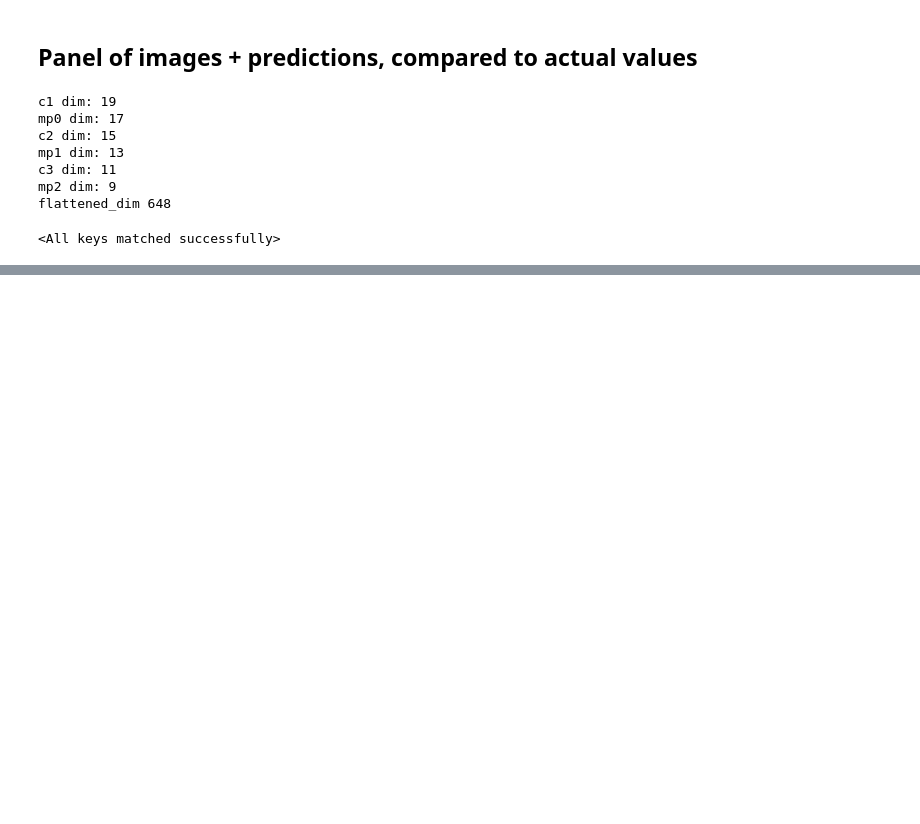
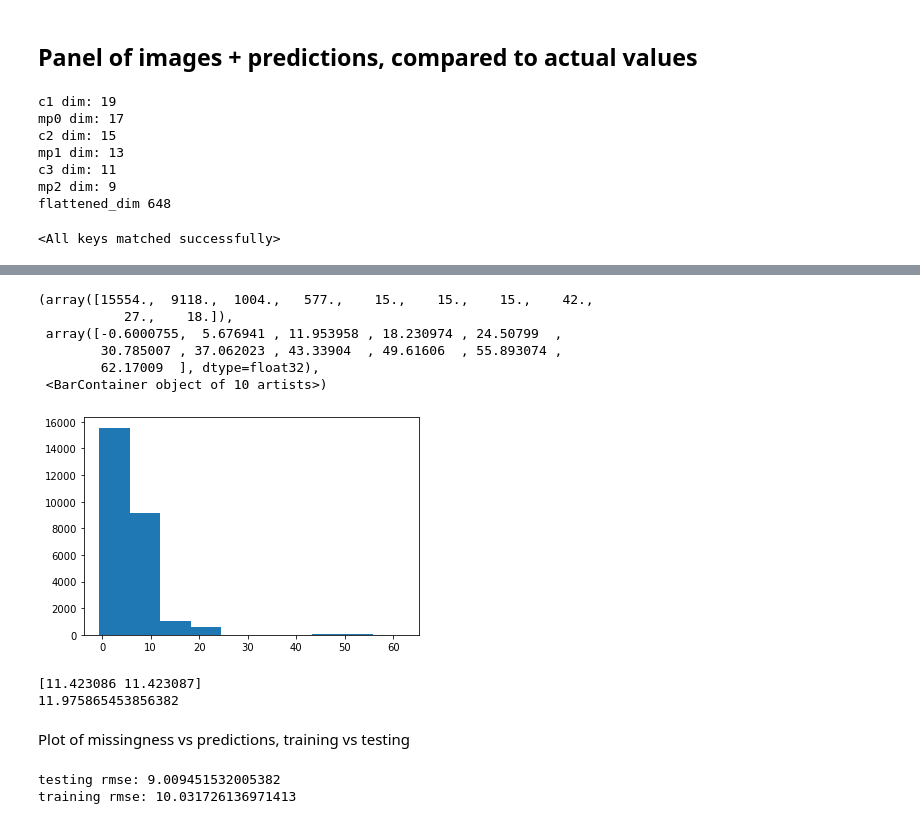
Before and after one commit to M-Harrington/SnowComp, a Jupyter notebook: chapter3/SummaryGraphs.ipynb, the cells around one changed output, grey strips where cells are left out. Saved outputs shown, nothing was run; the diff lists cells and outputs as text; code cells hidden in the pictures; blank space fills up the shorter version.

```diff
--- a/chapter3/SummaryGraphs.ipynb
+++ b/chapter3/SummaryGraphs.ipynb
@@ -295,0 +325,35 @@ The mean value of the training set?
+# %%
+#Only 250
+missing_train = x_train[np.all(x_train*255 == 250., axis = (1,2,3))]
+
+missing_pred = modis_net(torch.Tensor(missing_train)).detach().numpy()
+plt.hist(missing_pred)
+# %% [output]
+(array([15554.,  9118.,  1004.,   577.,    15.,    15.,    15.,    42.,
+           27.,    18.]),
+ array([-0.6000755,  5.676941 , 11.953958 , 18.230974 , 24.50799  ,
+        30.785007 , 37.062023 , 43.33904  , 49.61606  , 55.893074 ,
+        62.17009  ], dtype=float32),
+ <BarContainer object of 10 artists>)
+[figure, added]
+# %%
+#dropout off, all missing values
+#[201, 250, 255]
+modis_net.train(False)
+print(np.unique(modis_net(torch.Tensor(missing_train)).detach().numpy()))
+
+print(np.mean(y_train.iloc[np.all(x_train*255 == 250., axis = (1,2,3))].snowpack))
+# %% [output]
+[11.423086 11.423087]
+11.975865453856382
+# %% [markdown]
+Plot of missingness vs predictions, training vs testing
+# %%
+yhat = modis_net(torch.Tensor(x_test)).detach().numpy().squeeze()
+print("testing rmse:", np.sqrt(((y_test.snowpack.values - yhat)**2).mean()))
+
+yhat = modis_net(torch.Tensor(x_train)).detach().numpy().squeeze()
+print("training rmse:", np.sqrt(((y_train.snowpack.values - yhat)**2).mean()))
+# %% [output]
+testing rmse: 9.009451532005382
+training rmse: 10.031726136971413
```
Also changed, not shown: parts of 23 cells of this notebook, 1 other file.
